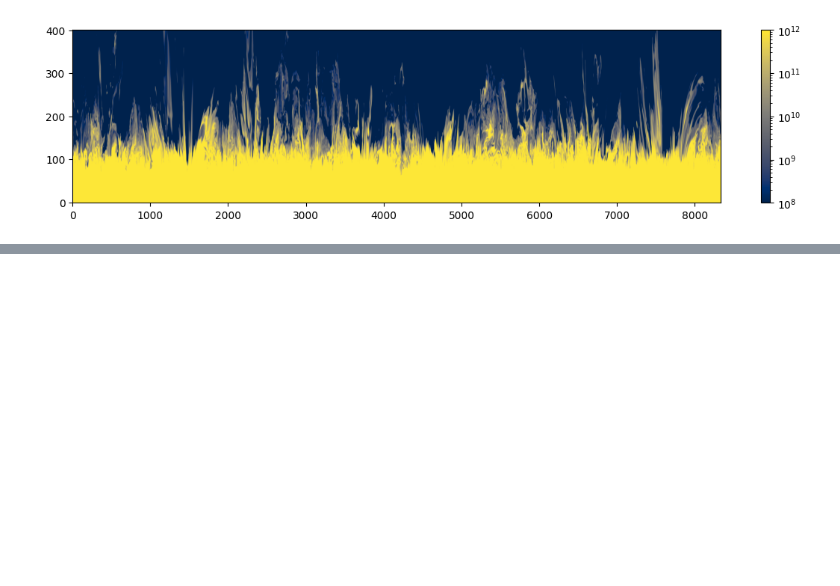
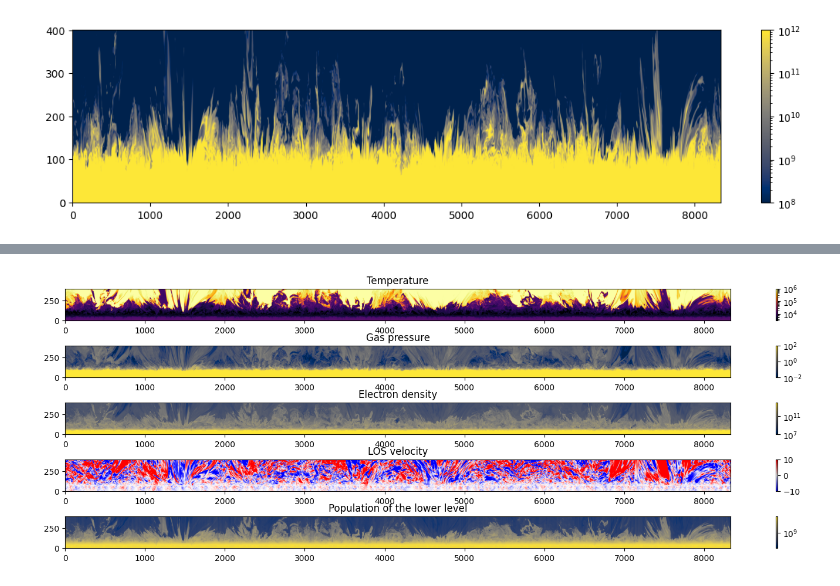
Before and after one commit to ivanzmilic/offlimb_3D_modeling, a Jupyter notebook: extend_cube.ipynb, the cells around one changed output, grey strips where cells are left out. Drawn from its saved outputs; the diff is of its cells as text; code cells hidden in the pictures; blank space fills up the shorter version.

```diff
--- a/extend_cube.ipynb
+++ b/extend_cube.ipynb
@@ -123,3 +123,7 @@ plt.colorbar()
 # %%
 # Should I pack this all for RT, together with the corresponding temperatures and velocities?
 # Probably not the worst idea ever!
+
+path = '/dat/milic/MURaM_enhanced_network/'
+snapid = 499000
+snap = mio.MuramSnap(path, snapid)
@@ -125,0 +164,13 @@ plt.colorbar()
+# %%
+# Create a cube that contains all the needed physical quantities:
+# 0 - Temp
+# 1 - Pres
+# 2 - n_e
+# 3 - V_los -> calculated by projecting
+# 4 - population of the lower level
+# 5 - population of the upper level
+
+# This cube has dimensions: N_quantities, N_x, N_los_long, Nz
+
+cube_new = np.zeros((6, pops.shape[0], n_steps, pops.shape[3])) # Carefull, this might be huge in memory!
+print ("info::shape of the new cube", cube_new.shape)
@@ -125,0 +261,33 @@ plt.colorbar()
+# %%
+# Now in a different plot we plot, for one slice, all the physical parameters:
+# But due to the different dynamic ranges we need to plot them separately, and also we need to use a log scale for some of them.
+plt.figure(figsize=[16,5])
+
+plt.subplot(5,1,1)
+plt.imshow(cube_new[0,0,:,:].T, origin="lower", cmap='inferno', aspect='equal', norm='log', vmin=3E3, vmax=1E6)
+plt.title("Temperature")
+plt.colorbar()
+
+plt.subplot(5,1,2)
+plt.imshow(cube_new[1,0,:,:].T, origin="lower", cmap='cividis', aspect='equal', norm='log', vmin=1E-2, vmax=1E2)
+plt.title("Gas pressure")
+plt.colorbar()
+
+plt.subplot(5,1,3)
+plt.imshow(cube_new[2,0,:,:].T, origin="lower", cmap='cividis', aspect='equal', norm='log', vmin=1E7, vmax=1E14)
+plt.title("Electron density")
+plt.colorbar()
+
+plt.subplot(5,1,4)
+plt.imshow(cube_new[3,0,:,:].T/1E5, origin="lower", cmap='bwr', aspect='equal', vmin=-10, vmax=10)
+plt.title("LOS velocity")
+plt.colorbar()
+
+plt.subplot(5,1,5)
+plt.imshow(cube_new[4,0,:,::-1].T, origin="lower", cmap='cividis', aspect='equal', norm='log')
+plt.title("Population of the lower level")
+plt.colorbar()
+plt.tight_layout()
+plt.savefig("physical_parameters_along_los.png", dpi=300, bbox_inches='tight')
+# %% [output]
+[figure, added]
```
Also changed, not shown: parts of 11 cells of this notebook, 1 other file.
